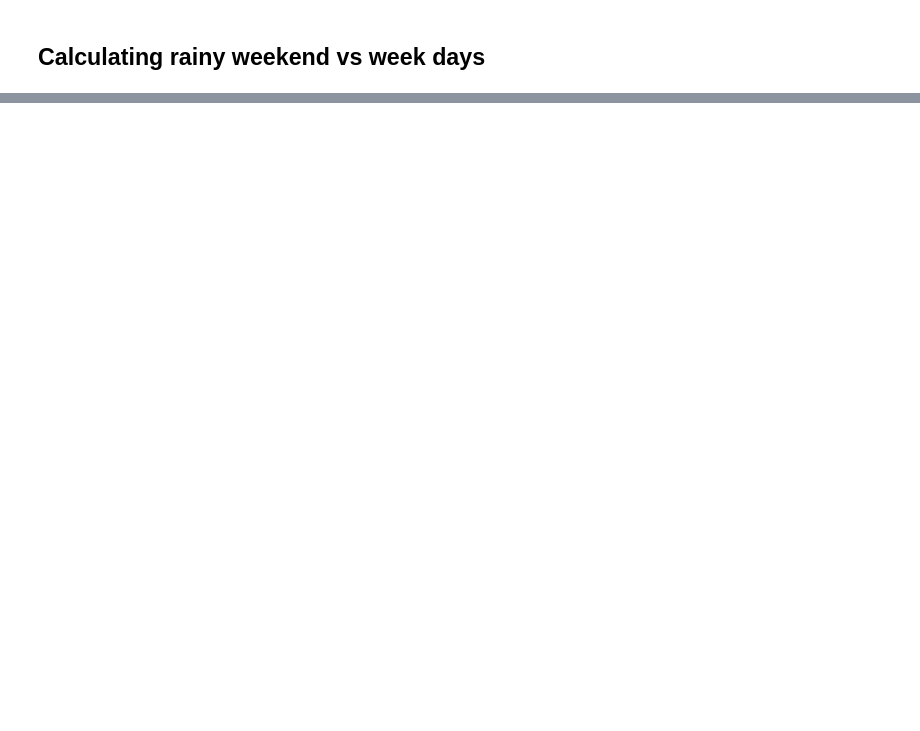
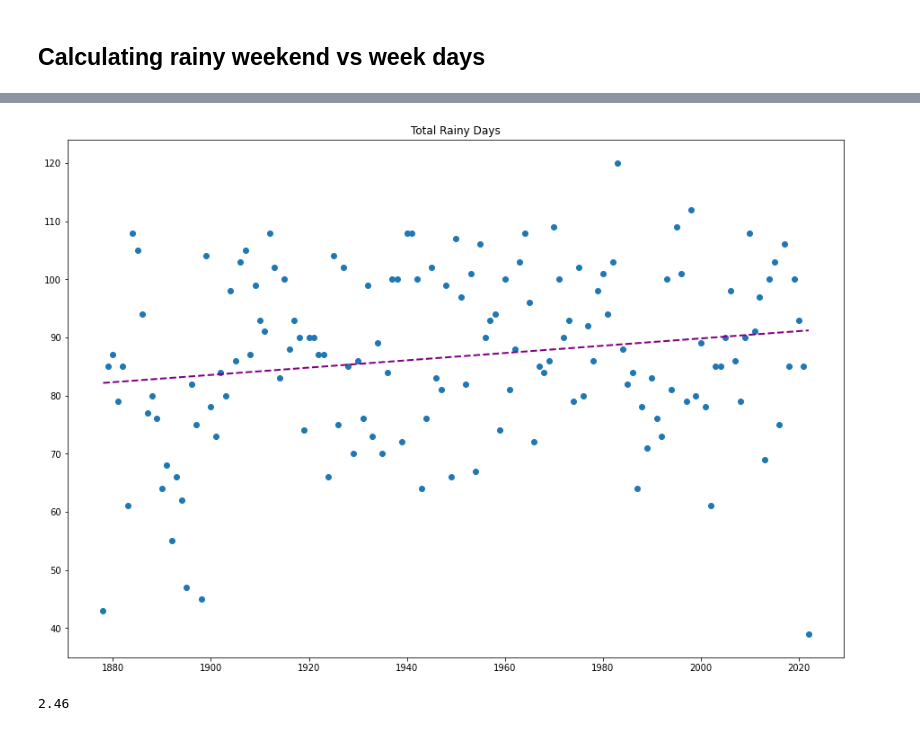
Before and after one commit to Donny208/BoiseWeatherAnalyzer, a Jupyter notebook: Analyze.ipynb, the cells around one changed output, grey strips where cells are left out. Saved outputs shown, nothing was run; the diff lists cells and outputs as text; code cells hidden in the pictures; blank space fills up the shorter version.

```diff
--- a/Analyze.ipynb
+++ b/Analyze.ipynb
@@ -40,0 +137,26 @@ plt.show()
+# %%
+fig = plt.figure()
+ax = fig.add_axes([0, 0, 2, 2])
+
+#define data
+x = np.array([x['year'] for x in rain_data])
+y = np.array([x['total_rain_days'] for x in rain_data])
+
+#create scatterplot
+plt.scatter(x, y)
+
+#calculate equation for trendline
+z = np.polyfit(x, y, 1)
+p = np.poly1d(z)
+
+#add trendline to plot
+plt.plot(x, p(x), color='purple', linewidth='2', linestyle='--')
+
+plt.title("Total Rainy Days")
+plt.show()
+# %% [output]
+[figure, added]
+# %%
+max(df['precipitation'])
+# %% [output]
+2.46
```
Also changed, not shown: parts of 12 cells of this notebook, 3 other files.
